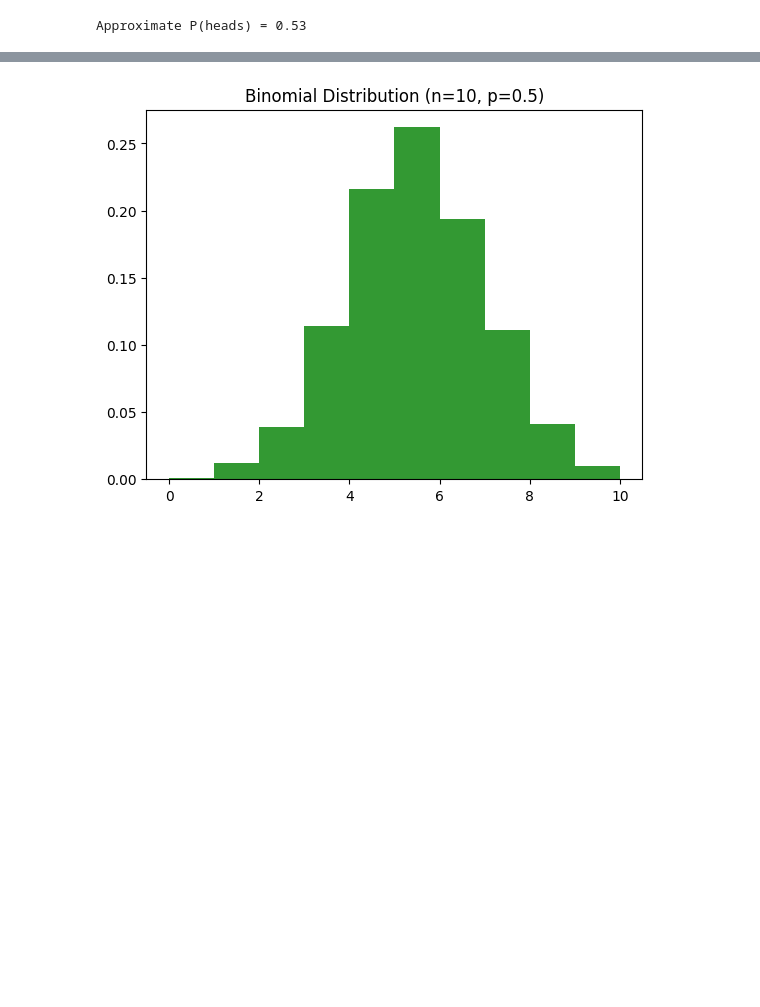
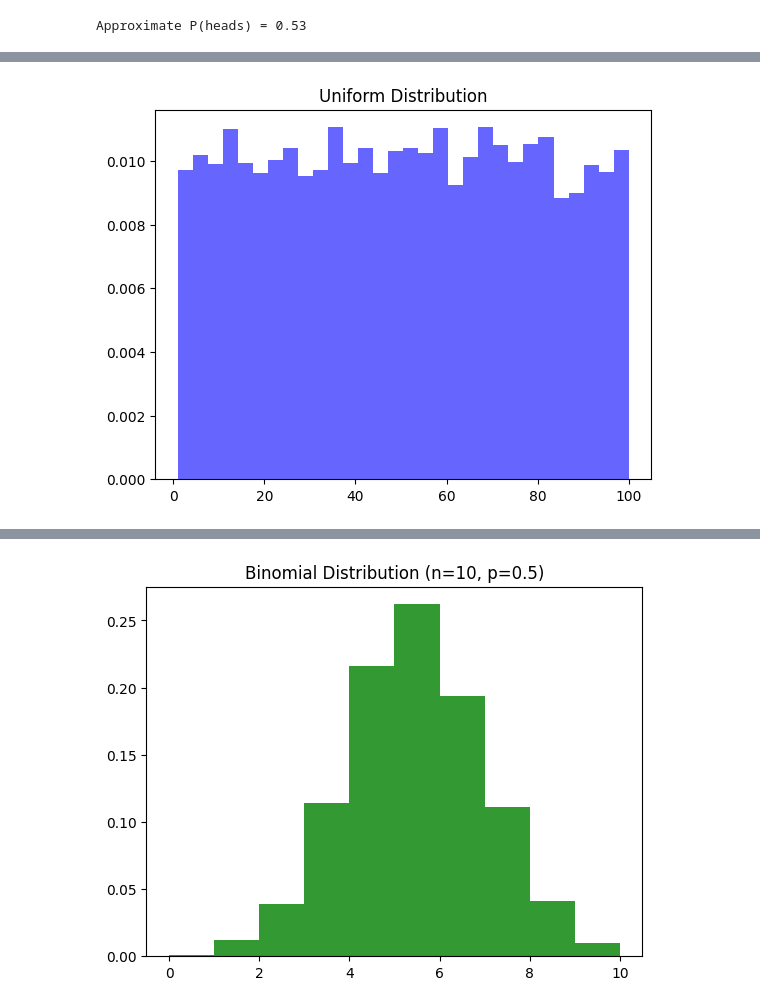
Before and after one commit to Elwarfalli/MSE-1500-Simulation-Modeling-with-Python, a Jupyter notebook: chapter_3.ipynb, the cells around one changed output, grey strips where cells are left out. Cells and saved outputs as stored; diff of their text form; code cells hidden in the pictures; blank space fills up the shorter version.

```diff
--- a/chapter_3.ipynb
+++ b/chapter_3.ipynb
@@ -12,0 +64,19 @@ Approximate P(heads) = 0.53
+# %%
+#Uniform Distribution
+import numpy as np  # Import the numpy library for working with numbers and arrays
+import matplotlib.pyplot as plt  # Import matplotlib to create plots and graphs
+
+# Generate 10,000 random numbers uniformly distributed between 1 and 100
+X = np.random.uniform(1, 100, 10000)
+
+# Create a histogram with 30 bins, normalize it to show probability density,
+# set transparency to 0.6, and color it blue
+plt.hist(X, bins=30, density=True, alpha=0.6, color='blue')
+
+# Set the title of the plot
+plt.title("Uniform Distribution")
+
+# Display the plot
+plt.show()
+# %% [output]
+[figure, added]
```
Also changed, not shown: parts of 6 cells of this notebook.
